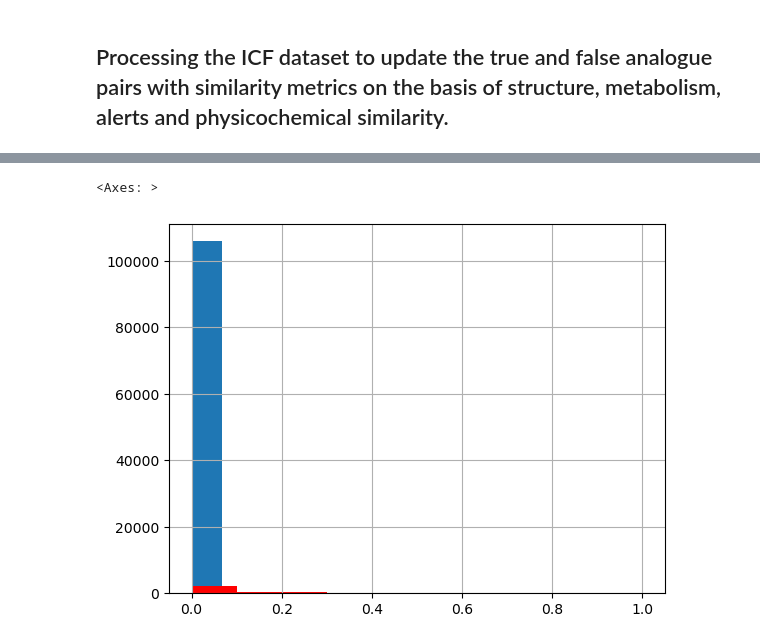
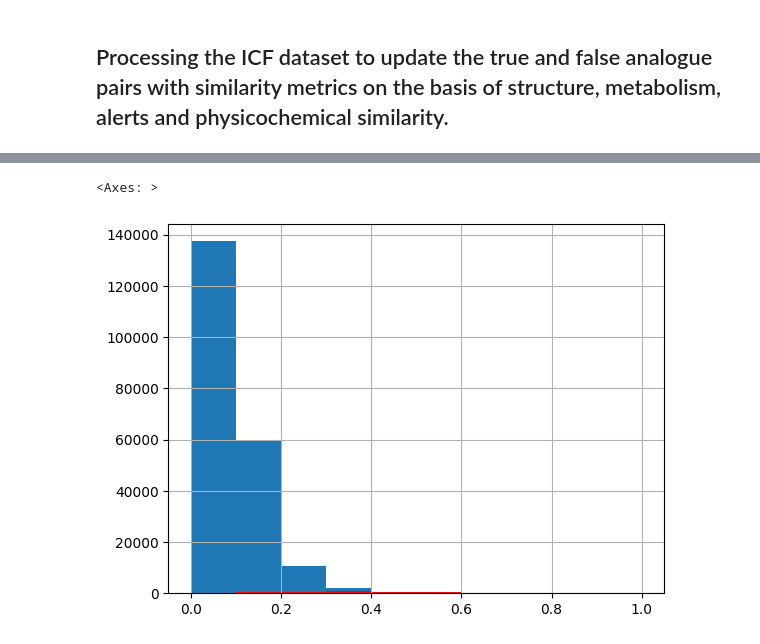
Before and after one commit to patlewig/icf-rax-manuscript, a Jupyter notebook: notebooks/02-Similarity_assessments.ipynb, the cells around one changed output, grey strips where cells are left out. Drawn from its saved outputs; the diff is of its cells as text; code cells hidden in the pictures.

```diff
--- a/notebooks/02-Similarity_assessments.ipynb
+++ b/notebooks/02-Similarity_assessments.ipynb
@@ -549,11 +412,11 @@ temp2 = pd.merge(temp, trans_aps, left_on = ['Target', 'Analogue'], right_on = [
 # %%
 temp2.drop(['target','analogue'], axis =1, inplace = True)
 # %%
-temp2 = pd.merge(temp2, metabs_aps, left_on = ['Target', 'Analogue'], right_on = ['target', 'analogue'], how = 'left')
+temp2 = pd.merge(temp2, WL_set, left_on = ['Target', 'Analogue'], right_on = ['target', 'analogue'], how = 'left')
 # %%
 temp2.drop(['target','analogue'], axis =1, inplace = True)
-# %%
-temp2 = pd.merge(temp2, derek_aps, left_on = ['Target', 'Analogue'], right_on = ['target', 'analogue'], how = 'left')
-# %%
-temp2.drop(['target','analogue'], axis =1, inplace = True)
+# %%
+temp2 = (temp2
+ .rename(columns = {'Tanimoto': 'S_struct', 'WL': 'S_metab'})
+)
 # %%
@@ -632,6 +424,6 @@ temp3.to_csv('sims_all_020424.csv')
 # %%
-temp3[temp3['Label'] == 1]['S_metabs'].hist()
-temp3[temp3['Label'] == 0]['S_metabs'].hist(color = 'r')
+temp2[temp2['Label'] == 1]['S_struct'].hist()
+temp2[temp2['Label'] == 0]['S_struct'].hist(color = 'r')
 # %% [output]
 <Axes: >
-[figure, old version]
+[figure, new version]
```
Also changed, not shown: parts of 126 cells of this notebook.
